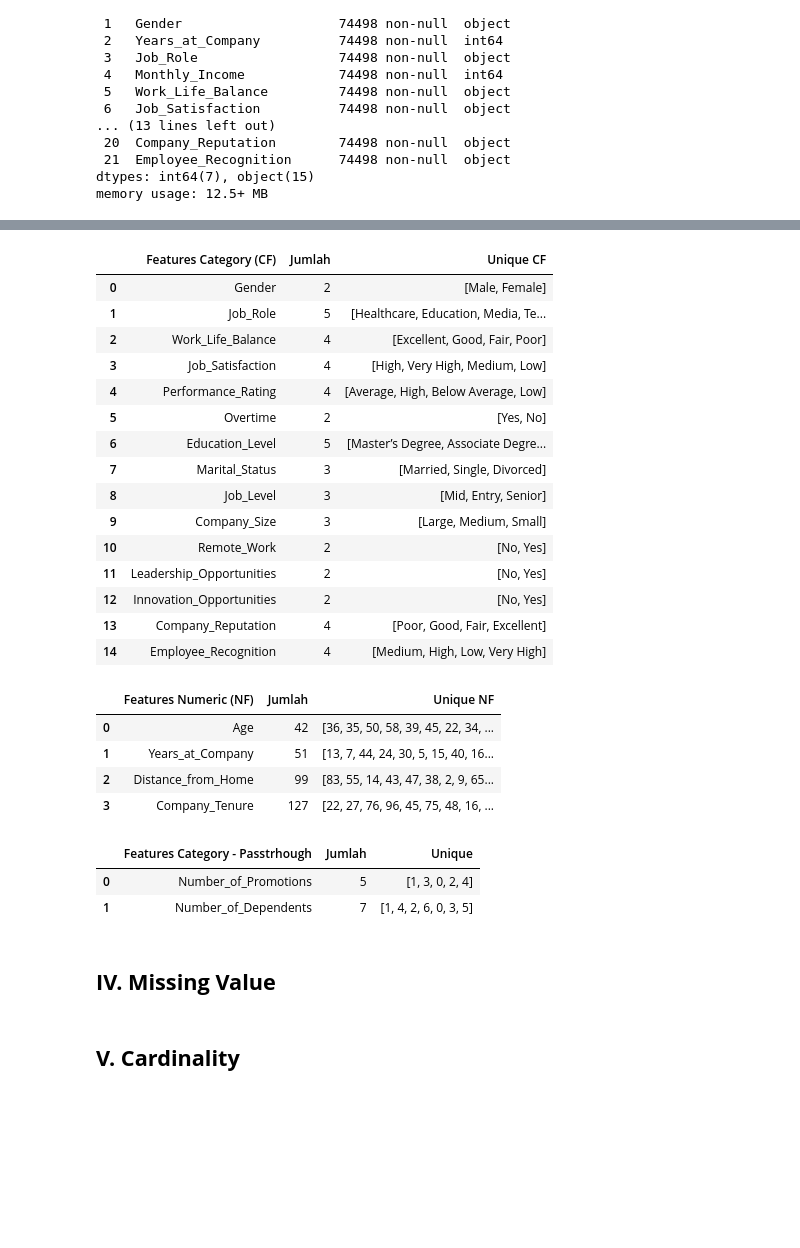
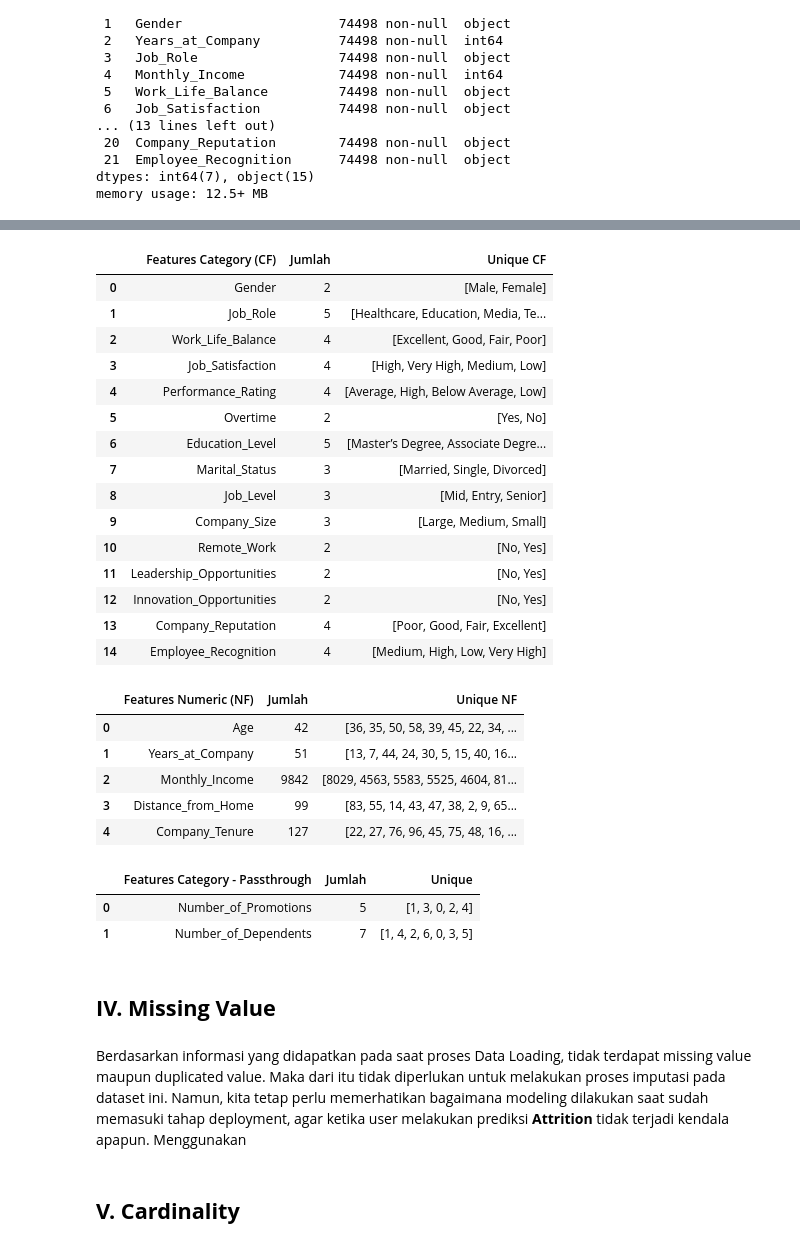
Before and after one commit to rafisiregar/Employee-Churn-Prediction, a Jupyter notebook: P1M2_rafi_siregar.ipynb, the cells around one changed output, grey strips where cells are left out. Cells and saved outputs as stored; diff of their text form; code cells hidden in the pictures; blank space fills up the shorter version.

```diff
--- a/P1M2_rafi_siregar.ipynb
+++ b/P1M2_rafi_siregar.ipynb
@@ -466,40 +508,43 @@ for col in passt:
     listItemCP.append([col, X[col].nunique(), X[col].unique()])
 
 # Buat DataFrame hasil
 dataCF = pd.DataFrame(columns=['Features Category (CF)', 'Jumlah', 'Unique CF'], data=listItemCF1)
 dataNF = pd.DataFrame(columns=['Features Numeric (NF)', 'Jumlah', 'Unique NF'], data=listItemNF1)
-dataP = pd.DataFrame(columns=['Features Category - Passtrhough', 'Jumlah', 'Unique'], data=listItemCP)
+dataP = pd.DataFrame(columns=['Features Category - Passthrough', 'Jumlah', 'Unique'], data=listItemCP)
 
 # Tampilkan
 display(dataCF)
 display(dataNF)
 display(dataP)
 # %% [output]
 |  | Features Category (CF) | Jumlah | Unique CF |
 | 0 | Gender | 2 | [Male, Female] |
 | 1 | Job_Role | 5 | [Healthcare, Education, Media, Te... |
 | 2 | Work_Life_Balance | 4 | [Excellent, Good, Fair, Poor] |
 | 3 | Job_Satisfaction | 4 | [High, Very High, Medium, Low] |
 | 4 | Performance_Rating | 4 | [Average, High, Below Average, Low] |
 | 5 | Overtime | 2 | [Yes, No] |
 | 6 | Education_Level | 5 | [Master’s Degree, Associate Degre... |
 | 7 | Marital_Status | 3 | [Married, Single, Divorced] |
 | 8 | Job_Level | 3 | [Mid, Entry, Senior] |
 | 9 | Company_Size | 3 | [Large, Medium, Small] |
 | 10 | Remote_Work | 2 | [No, Yes] |
 | 11 | Leadership_Opportunities | 2 | [No, Yes] |
 | 12 | Innovation_Opportunities | 2 | [No, Yes] |
 | 13 | Company_Reputation | 4 | [Poor, Good, Fair, Excellent] |
 | 14 | Employee_Recognition | 4 | [Medium, High, Low, Very High] |
 |  | Features Numeric (NF) | Jumlah | Unique NF |
 | 0 | Age | 42 | [36, 35, 50, 58, 39, 45, 22, 34, ... |
 | 1 | Years_at_Company | 51 | [13, 7, 44, 24, 30, 5, 15, 40, 16... |
-| 2 | Distance_from_Home | 99 | [83, 55, 14, 43, 47, 38, 2, 9, 65... |
-| 3 | Company_Tenure | 127 | [22, 27, 76, 96, 45, 75, 48, 16, ... |
+| 2 | Monthly_Income | 9842 | [8029, 4563, 5583, 5525, 4604, 81... |
+| 3 | Distance_from_Home | 99 | [83, 55, 14, 43, 47, 38, 2, 9, 65... |
+| 4 | Company_Tenure | 127 | [22, 27, 76, 96, 45, 75, 48, 16, ... |
-|  | Features Category - Passtrhough | Jumlah | Unique |
+|  | Features Category - Passthrough | Jumlah | Unique |
 | 0 | Number_of_Promotions | 5 | [1, 3, 0, 2, 4] |
 | 1 | Number_of_Dependents | 7 | [1, 4, 2, 6, 0, 3, 5] |
 # %% [markdown]
 ## **IV. Missing Value**
+# %% [markdown]
+Berdasarkan informasi yang didapatkan pada saat proses Data Loading, tidak terdapat missing value maupun duplicated value. Maka dari itu tidak diperlukan untuk melakukan proses imputasi pada dataset ini. Namun, kita tetap perlu memerhatikan bagaimana modeling dilakukan saat sudah memasuki tahap deployment, agar ketika user melakukan prediksi **Attrition** tidak terjadi kendala apapun. Menggunakan
 # %% [markdown]
 ## **V. Cardinality**
```
Also changed, not shown: parts of 36 cells of this notebook, 1 other file.
